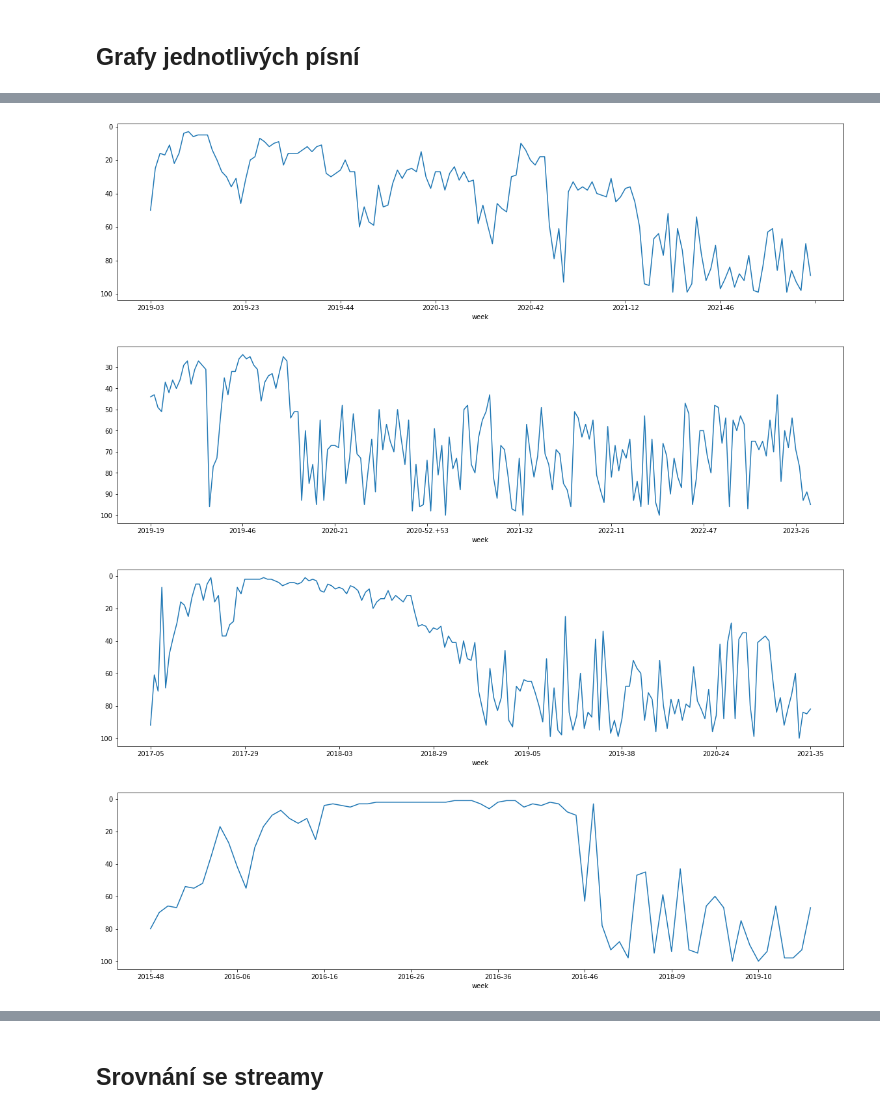
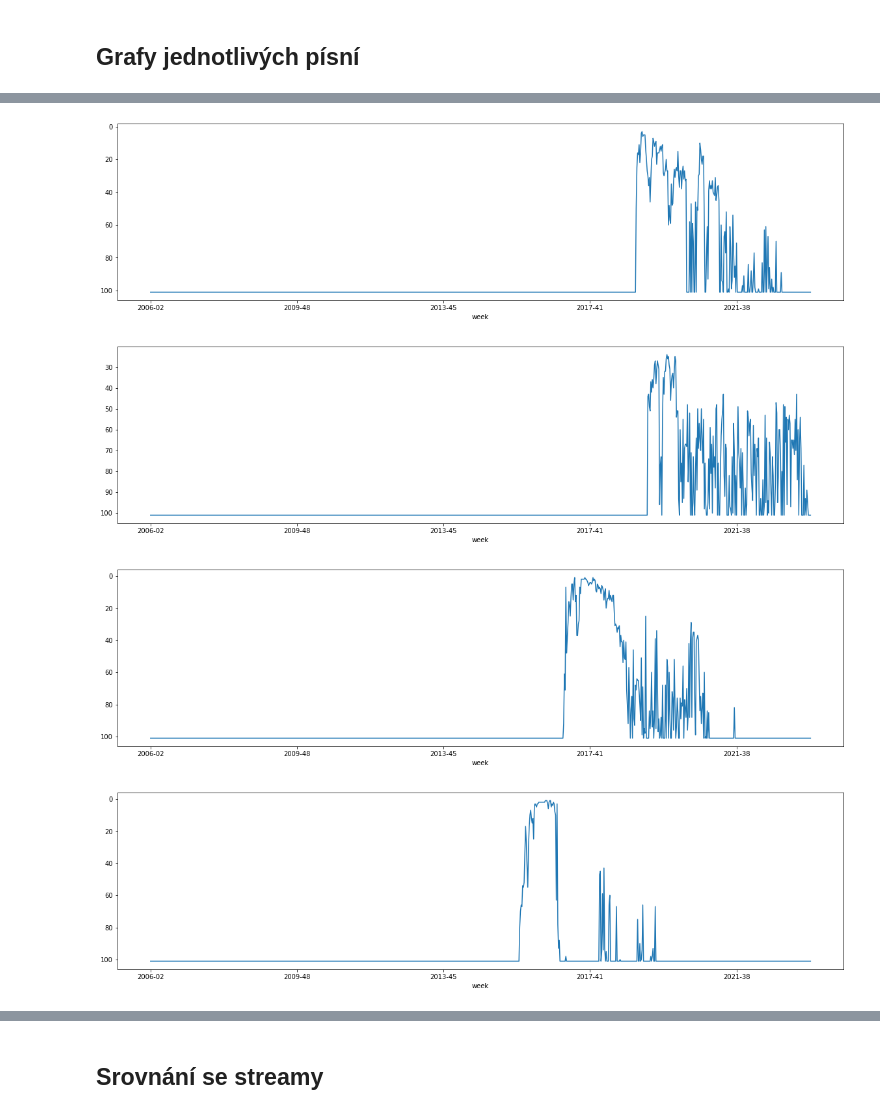
Before and after one commit to DataRozhlas/hitparady, a Jupyter notebook: 111 CZ100RADIO cesta písničky do éteru.ipynb, the cells around one changed output, grey strips where cells are left out. Saved outputs shown, nothing was run; the diff lists cells and outputs as text; code cells hidden in the pictures.

Commit message:
weeks rovnou do dat, oprava cesty písničky

```diff
--- a/111 CZ100RADIO cesta písničky do éteru.ipynb
+++ b/111 CZ100RADIO cesta písničky do éteru.ipynb
@@ -11,3 +28,2 @@ df['week'] = df.apply(lambda x: f"""{x['rok']}-{x['tyden']}""", axis = 1)
 # %%
-df = df.sort_values('week')
-df['tyden_pisne'] = df.groupby(['interpret_hlavni', 'track']).cumcount() + 1
+df = df.merge(premiery_pisni, on=['interpret_hlavni','track'], how='outer')
@@ -13,0 +46,2 @@ df['tyden_pisne'] = df.groupby(['interpret_hlavni', 'track']).cumcount() + 1
+# %%
+df['tyden_pisne'] = df['wk'] - df['wk_poprve'] + 1
@@ -169,2 +298,4 @@ Name: tyden_pisne, dtype: int64
 # %% [markdown]
 ## Grafy jednotlivých písní
+# %%
+vsechnytydny = df['week'].drop_duplicates().to_list()
@@ -171,19 +318,22 @@ Name: tyden_pisne, dtype: int64
 # %%
-def cesta_pisne(pisen, umelec):
-    return df[(df['track'] == pisen) & (df['interpret_hlavni'] == umelec)].sort_values(by='week').set_index("week", drop=True)['pozice'].plot(figsize=(20,5)).invert_yaxis()
+def cesta_pisne(pisen):
+    pracovni = df
+    pracovni = pracovni[(pracovni['track'] == pisen)].drop_duplicates(subset=['rok','tyden']).set_index("week", drop=True)
+    pracovni = pracovni.reindex(vsechnytydny, fill_value=101).sort_index()
+    return pracovni['pozice'].plot(figsize=(20,5)).invert_yaxis()
 # %%
-cesta_pisne('OTCHI','Mirai')
+cesta_pisne('OTCHI')
 # %% [output]
-[figure, old version]
+[figure, new version]
 # %%
-cesta_pisne('Srdce nehasnou','Karel Gott')
+cesta_pisne('Srdce nehasnou')
 # %% [output]
-[figure, old version]
+[figure, new version]
 # %%
-cesta_pisne('Když nemůžeš, tak přidej','Mirai')
+cesta_pisne('Když nemůžeš, tak přidej')
 # %% [output]
-[figure, old version]
+[figure, new version]
 # %%
-cesta_pisne('Slovenský klín','Chinaski')
+cesta_pisne('Slovenský klín')
 # %% [output]
-[figure, old version]
+[figure, new version]
```
Also changed, not shown: parts of 45 cells of this notebook, 43 other files.
